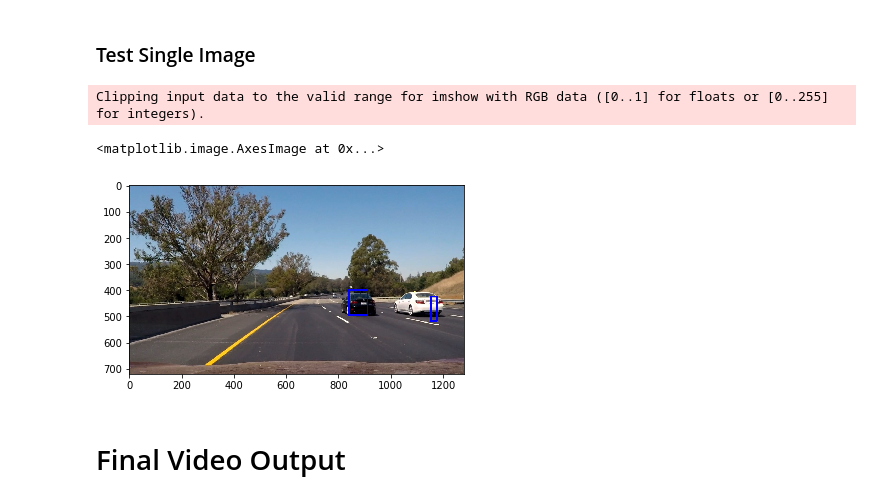
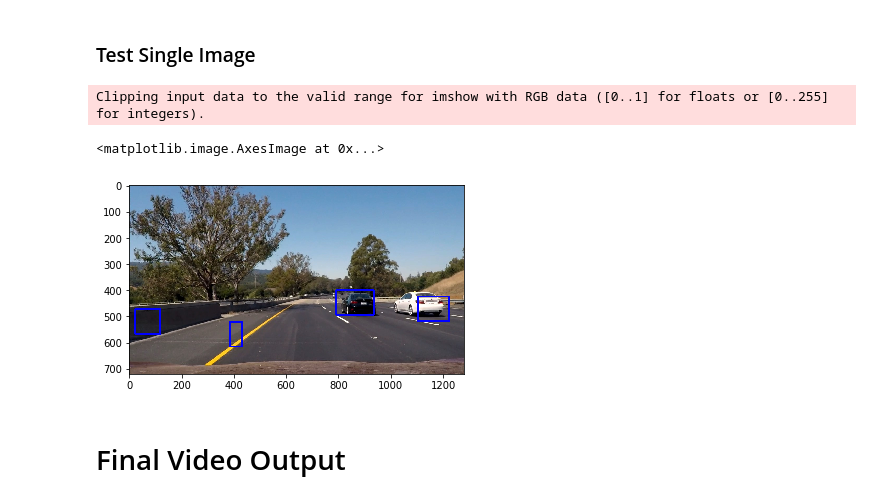
Before and after one commit to ultrakapy/CarND-Vehicle-Detection, a Jupyter notebook: P5.ipynb, the cells around one changed output. Drawn from its saved outputs; the diff is of its cells as text; code cells hidden in the pictures.

```diff
--- a/P5.ipynb
+++ b/P5.ipynb
@@ -814,37 +814,37 @@ draw_image = np.copy(image)
 # data from .png images (scaled 0 to 1 by mpimg) and the
 # image you are searching is a .jpg (scaled 0 to 255)
 image = image.astype(np.float32)/255
 
-windows = slide_window(image, x_start_stop=[None, None], y_start_stop=y_start_stop,
-                    xy_window=(96, 96), xy_overlap=(0.5, 0.5))
+#windows = slide_window(image, x_start_stop=[None, None], y_start_stop=y_start_stop,
+#                    xy_window=(96, 96), xy_overlap=(0.5, 0.5))
 
 #hot_windows = search_windows(image, windows, svc, X_scaler, color_space=color_space,
 #                        spatial_size=spatial_size, hist_bins=hist_bins,
 #                        orient=orient, pix_per_cell=pix_per_cell,
 #                        cell_per_block=cell_per_block,
 #                        hog_channel=hog_channel, spatial_feat=spatial_feat,
 #                        hist_feat=hist_feat, hog_feat=hog_feat)
 scale = 1.5
 hot_windows = find_cars(draw_image, y_start_stop[0], y_start_stop[1], scale, svc, X_scaler, orient, pix_per_cell, cell_per_block, spatial_size, hist_bins)
 #print(hot_windows)
 ### Apply heatmap
 heat = np.zeros_like(image[:,:,0]).astype(np.float)
 # Add heat to each box in box list
 heat = add_heat(heat,hot_windows)
 # Apply threshold to help remove false positives
-heat = apply_threshold(heat,3)
+heat = apply_threshold(heat,1)
 # Visualize the heatmap when displaying
 heatmap = np.clip(heat, 0, 255)
 # Find final boxes from heatmap using label function
 labels = label(heatmap)
 window_img = draw_labeled_bboxes(np.copy(image), labels)
 #window_img = draw_boxes(draw_image, hot_windows, color=(0, 0, 255), thick=6)
 
 plt.imshow(window_img)
 # %% [output]
 Clipping input data to the valid range for imshow with RGB data ([0..1] for floats or [0..255] for integers).
 <matplotlib.image.AxesImage at 0x...>
-[figure, old version]
+[figure, new version]
 # %%
 def vehicle_detection_pipeline(image):
     draw_image = np.copy(image)
```
Also changed, not shown: parts of 2 cells of this notebook, 2 other files.
